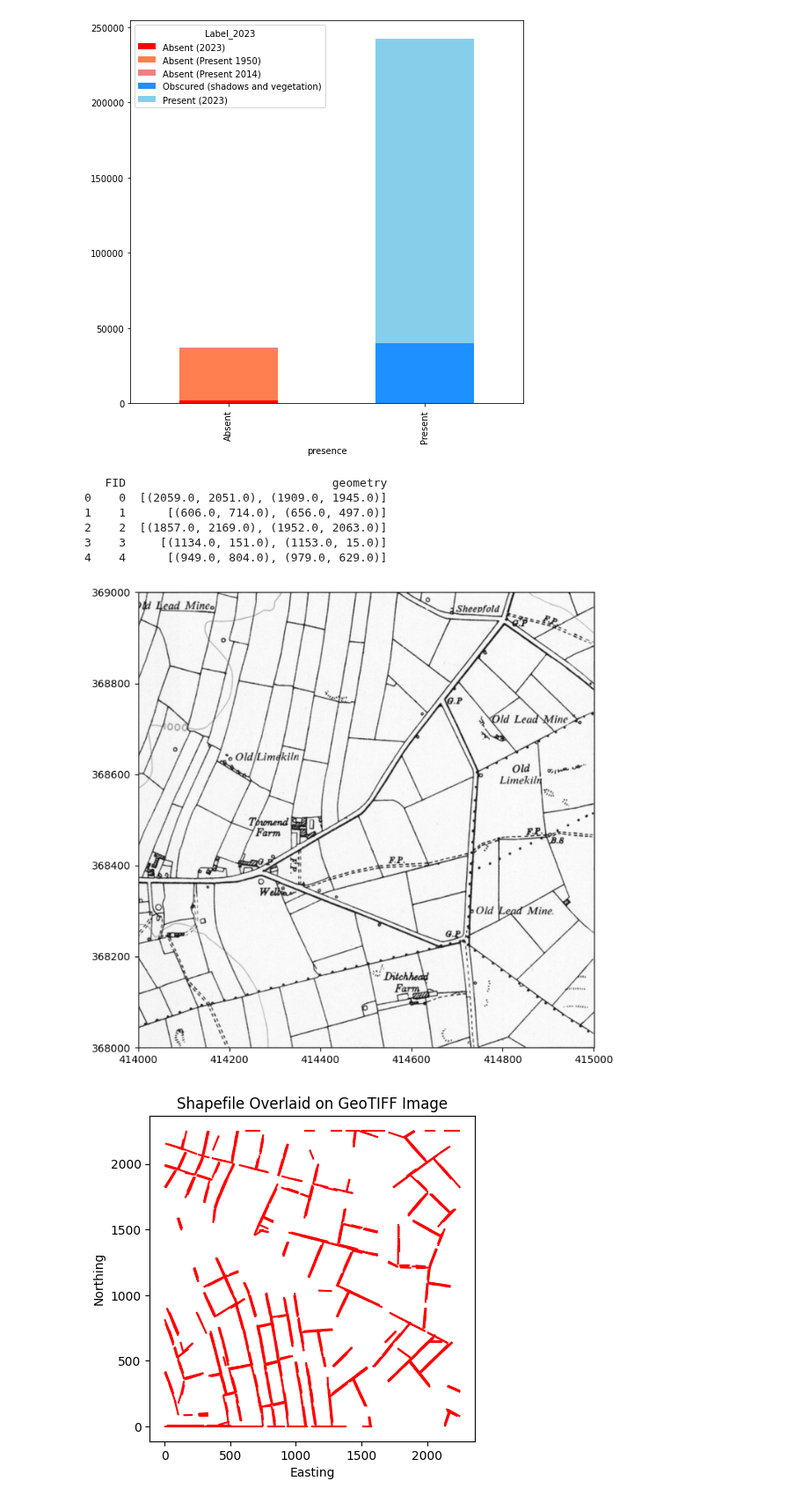
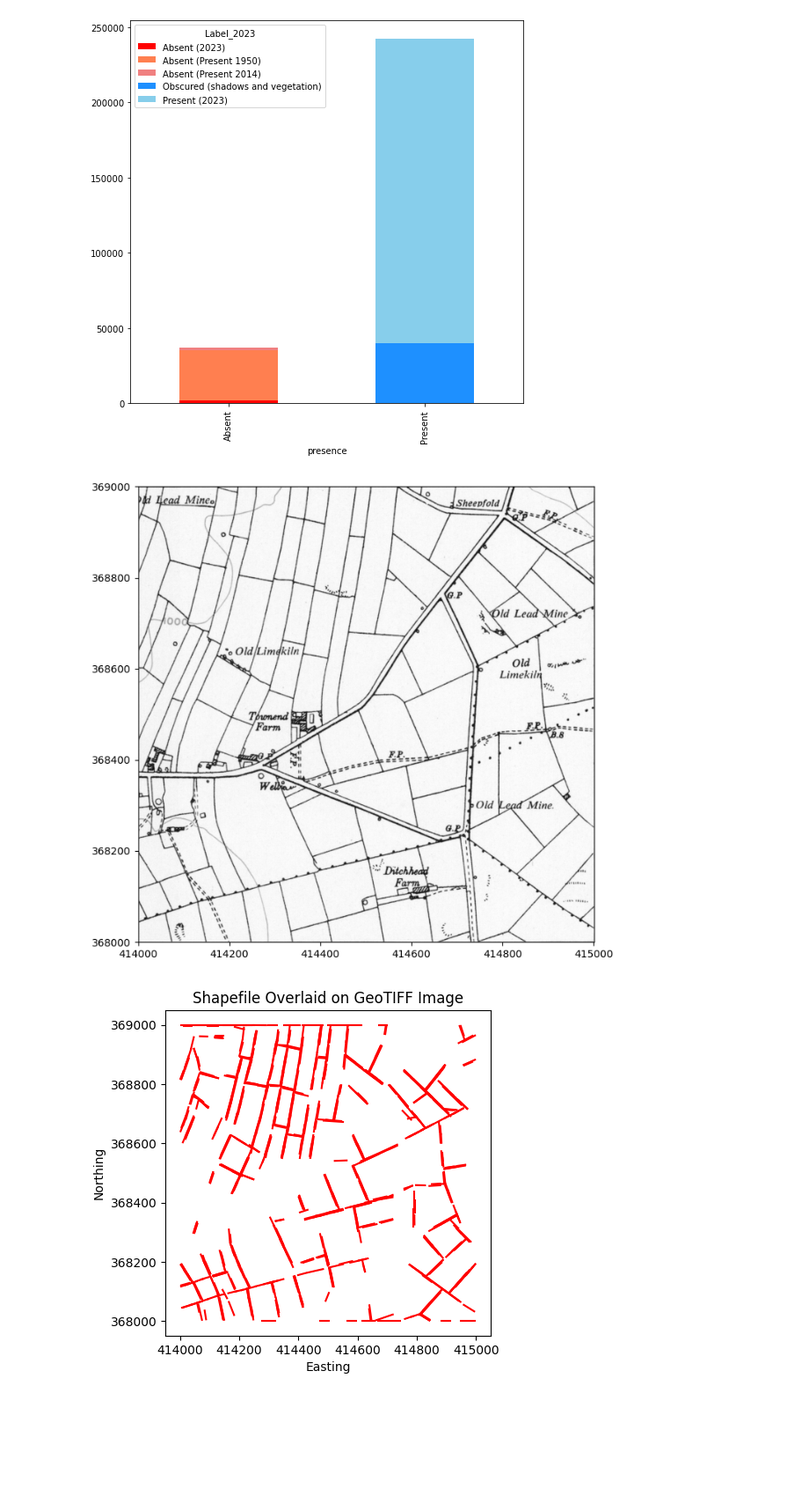
Before and after one commit to pdnpa/cnn-boundaries, a Jupyter notebook: notebooks/label-analysis.ipynb, the cells around one changed output. Shown at 88% size. Drawn from its saved outputs; the diff is of its cells as text; code cells hidden in the pictures; blank space fills up the shorter version.

```diff
--- a/notebooks/label-analysis.ipynb
+++ b/notebooks/label-analysis.ipynb
@@ -91,70 +91,38 @@ color = ['red', 'coral', 'lightcoral', 'dodgerblue', 'skyblue']
 ax = pivot.plot.bar(stacked=True, figsize=(8,8), color=color)
 # %% [output]
 [figure]
-# %%
-from rasterio.crs import CRS
-from pyproj import Transformer
-
-# Load the shapefile
-gdf = gpd.read_file("../content/predictions/hough_lines.shp")
-
-
-# Define a transformer to convert from the current CRS to EPSG:27700 (British National Grid)
-transformer = Transformer.from_crs(gdf.crs, "EPSG:27700")
-
-# Apply the transformation to the geometry column
-gdf['geometry'] = gdf['geometry'].apply(lambda geom: [transformer.transform(x, y) for x, y in geom.coords])
-
-# Print the first few rows of the transformed GeoDataFrame
-print(gdf.head())
-
-# Reproject the GeoDataFrame to match the CRS of the GeoTIFF image
-#gdf = gpd.GeoDataFrame.from_features(gdf, crs="EPSG:27700")  # Replace EPSG code with the correct one for your GeoTIFF CRS
-
-# Save the reprojected GeoDataFrame to a new shapefile
-#gdf.to_file("../content/predictions/reprojected_shapefile.shp")
-
-# Check the CRS of the reprojected shapefile
-#print(gdf.crs)
-# %% [output]
-   FID                              geometry
-0    0  [(2059.0, 2051.0), (1909.0, 1945.0)]
-1    1      [(606.0, 714.0), (656.0, 497.0)]
-2    2  [(1857.0, 2169.0), (1952.0, 2063.0)]
-3    3     [(1134.0, 151.0), (1153.0, 15.0)]
-4    4      [(949.0, 804.0), (979.0, 629.0)]
 # %%
 import rasterio
 import geopandas as gpd
 import matplotlib.pyplot as plt
 from rasterio.plot import show
 
 # Paths to GeoTIFF and shapefile
 tif_path = "../content/tifs/1k_tifs/SK1468.TIF"
-shp_path = "../content/predictions/reprojected_shapefile.shp"
+shp_path = "../content/predictions/hough_lines_transformed.shp"
 
 # Load GeoTIFF image
 with rasterio.open(tif_path) as src:
     img = src.read(1)  # Read the first band (assuming it's a single-band image)
     extent = rasterio.plot.plotting_extent(src)
 
 # Load shapefile
 shapefile = gpd.read_file(shp_path)
 
 # Plot GeoTIFF image
 plt.figure(figsize=(10, 8))
 show(img, extent=extent, cmap='gray')
 
 # Plot shapefile over the image
 shapefile.plot(ax=plt.gca(), edgecolor='red', facecolor='none')
 
 # Set plot title and labels
 plt.title('Shapefile Overlaid on GeoTIFF Image')
 plt.xlabel('Easting')
 plt.ylabel('Northing')
 
 # Show the plot
 plt.show()
 # %% [output]
 [figure]
-[figure, old version]
+[figure, new version]
```
Also changed, not shown: 2 other files.
